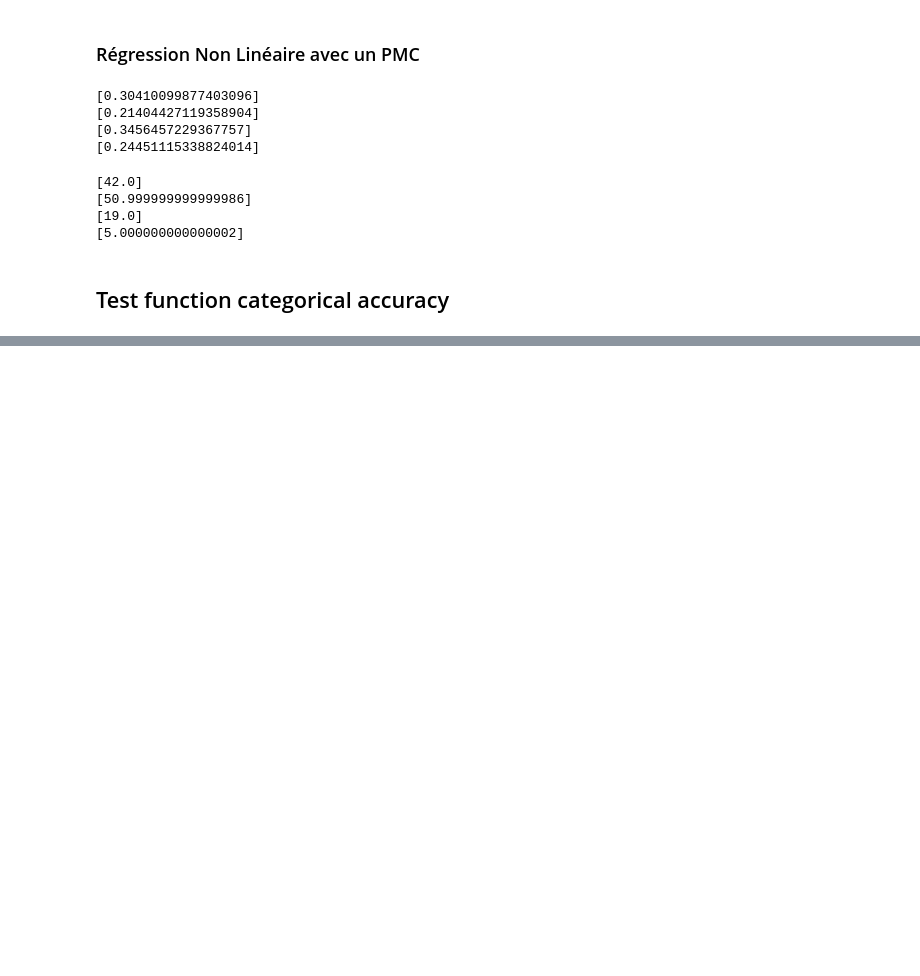
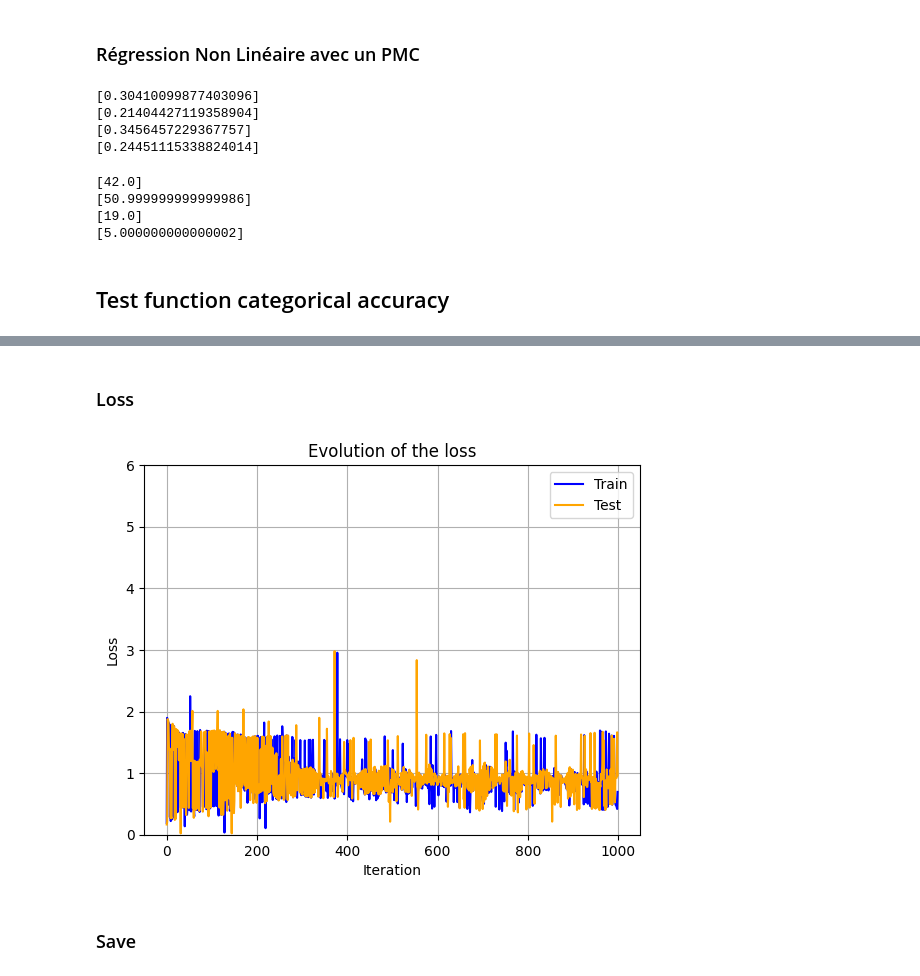
Before and after one commit to WalsonK/sweet-o-meter, a Jupyter notebook: API/Notebook/library_notebook.ipynb, the cells around one changed output, grey strips where cells are left out. Cells and saved outputs as stored; diff of their text form; code cells hidden in the pictures; blank space fills up the shorter version.

```diff
--- a/API/Notebook/library_notebook.ipynb
+++ b/API/Notebook/library_notebook.ipynb
@@ -246,0 +315,16 @@ IndexError: index 28 is out of bounds for axis 0 with size 28
+# %% [markdown]
+### Loss
+# %%
+plt.plot(range(len(data['loss'])), data['loss'], label='Train', color='blue')
+plt.plot(range(len(data['validation_loss'])), data['validation_loss'], label='Test', color='orange')
+plt.ylim(0.0, 6.0)
+plt.xlabel('Iteration')
+plt.ylabel('Loss')
+plt.title('Evolution of the loss')
+plt.legend()
+plt.grid()
+plt.show()
+# %% [output]
+[figure, added]
+# %% [markdown]
+### Save
```
Also changed, not shown: parts of 22 cells of this notebook.
